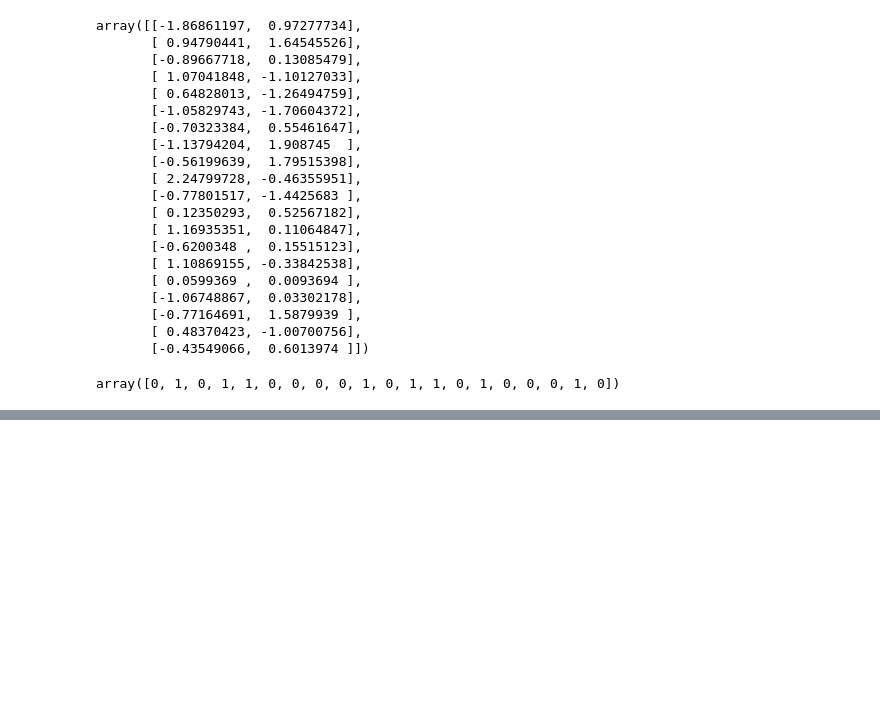
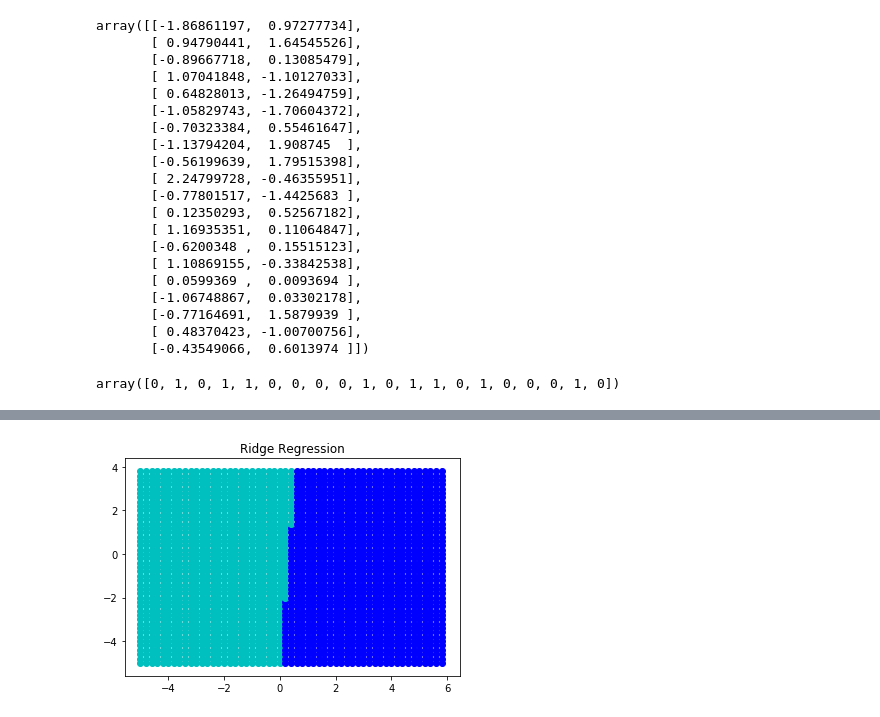
Before and after one commit to prathameshbhalekar/Machine-Learning-From-Scratch, a Jupyter notebook: Logistic Regression using Gradient Descent.ipynb, the cells around one changed output, grey strips where cells are left out. Cells and saved outputs as stored; diff of their text form; code cells hidden in the pictures; blank space fills up the shorter version.

```diff
--- a/Logistic Regression using Gradient Descent.ipynb
+++ b/Logistic Regression using Gradient Descent.ipynb
@@ -114,0 +133,5 @@ sns.scatterplot(x[:,0],x[:,1],hue=y.reshape(-1));
+# %%
+model1=logistic_regression(regulaization="L2",lambda_=0.01)
+model1.fit(x,y,)
+visualize(model1,"Ridge Regression")
+# %% [output]
@@ -114,0 +149 @@ sns.scatterplot(x[:,0],x[:,1],hue=y.reshape(-1));
+[figure, added]
```
Also changed, not shown: parts of 13 cells of this notebook.
